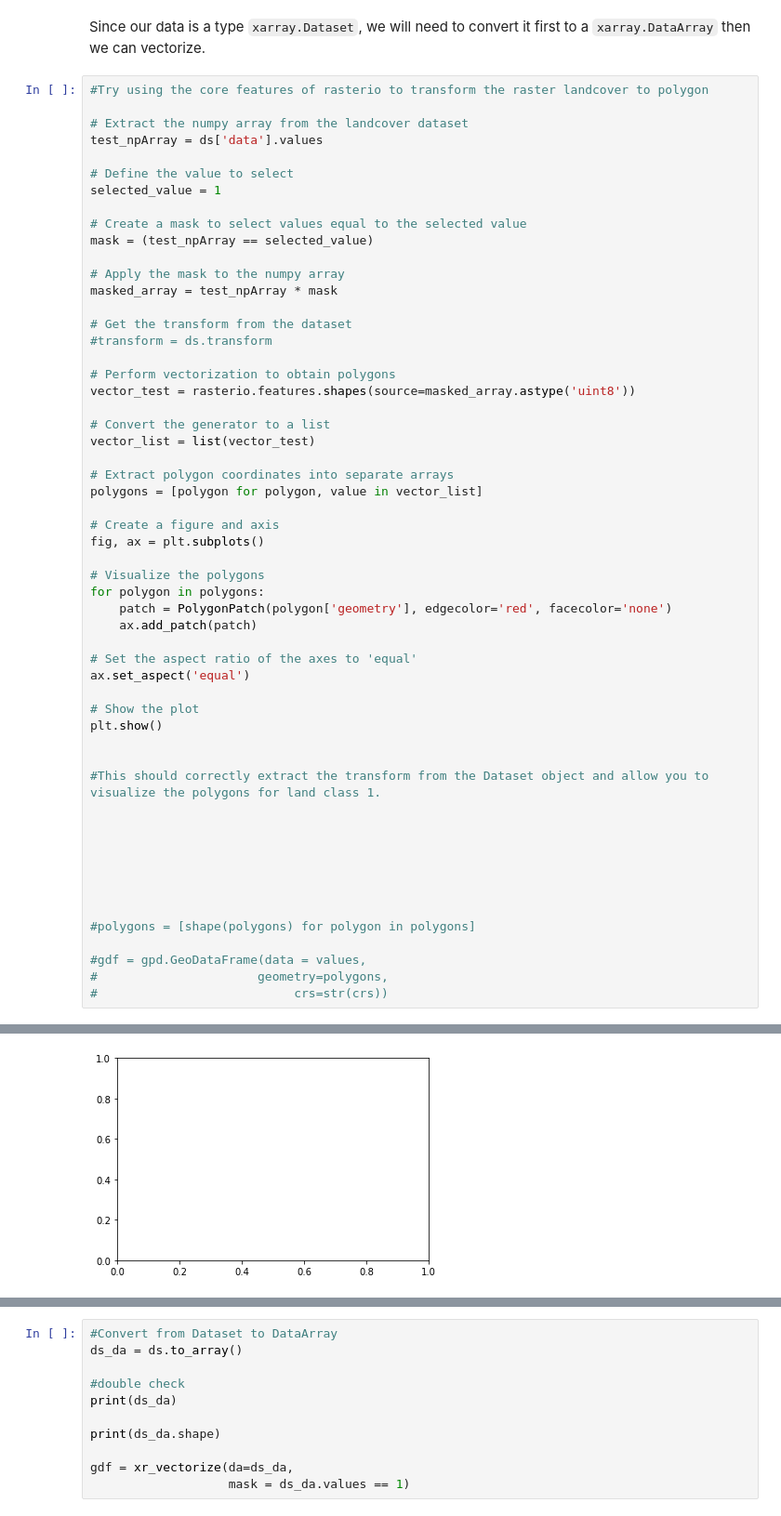
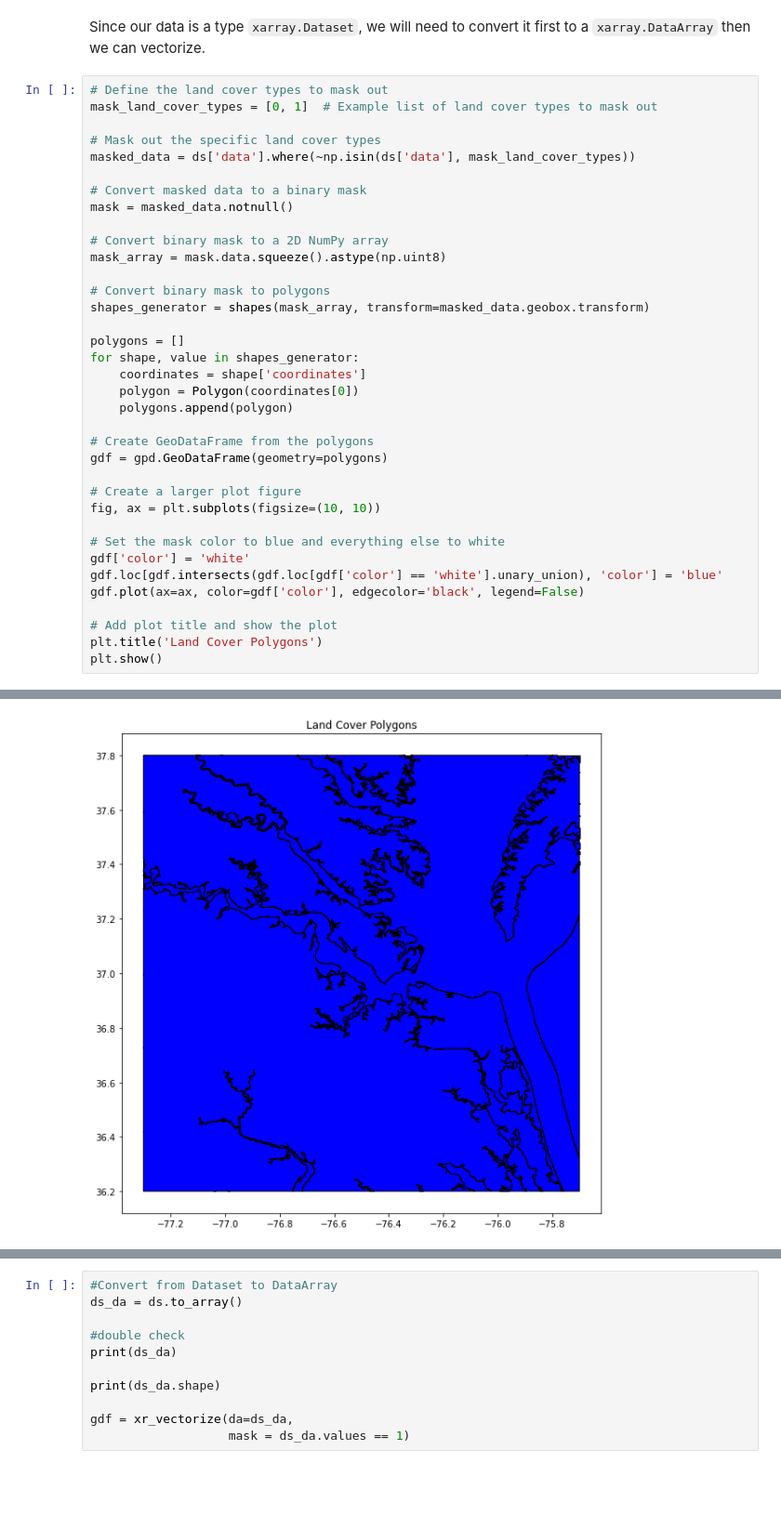
Before and after one commit to ODU-GeoSEA/va-datacube, a Jupyter notebook: Frequently_used_code/Rasterize_vectorize.ipynb, the cells around one changed output, grey strips where cells are left out. Shown at 93% size. Saved outputs shown, nothing was run; the diff lists cells and outputs as text; blank space fills up the shorter version.

Commit message:
Tried to vix vectorize issues

```diff
--- a/Frequently_used_code/Rasterize_vectorize.ipynb
+++ b/Frequently_used_code/Rasterize_vectorize.ipynb
@@ -133,58 +135,39 @@ Attributes:
 # %% [markdown]
 Since our data is a type `xarray.Dataset`, we will need to convert it first to a `xarray.DataArray` then we can vectorize.
 # %%
-#Try using the core features of rasterio to transform the raster landcover to polygon
+# Define the land cover types to mask out
+mask_land_cover_types = [0, 1]  # Example list of land cover types to mask out
 
-# Extract the numpy array from the landcover dataset
-test_npArray = ds['data'].values
+# Mask out the specific land cover types
+masked_data = ds['data'].where(~np.isin(ds['data'], mask_land_cover_types))
 
-# Define the value to select
-selected_value = 1
+# Convert masked data to a binary mask
+mask = masked_data.notnull()
 
-# Create a mask to select values equal to the selected value
-mask = (test_npArray == selected_value)
+# Convert binary mask to a 2D NumPy array
+mask_array = mask.data.squeeze().astype(np.uint8)
 
-# Apply the mask to the numpy array
-masked_array = test_npArray * mask
+# Convert binary mask to polygons
+shapes_generator = shapes(mask_array, transform=masked_data.geobox.transform)
 
-# Get the transform from the dataset
-#transform = ds.transform
+polygons = []
+for shape, value in shapes_generator:
+    coordinates = shape['coordinates']
+    polygon = Polygon(coordinates[0])
+    polygons.append(polygon)
 
-# Perform vectorization to obtain polygons
-vector_test = rasterio.features.shapes(source=masked_array.astype('uint8'))
+# Create GeoDataFrame from the polygons
+gdf = gpd.GeoDataFrame(geometry=polygons)
 
-# Convert the generator to a list
-vector_list = list(vector_test)
+# Create a larger plot figure
+fig, ax = plt.subplots(figsize=(10, 10))
 
-# Extract polygon coordinates into separate arrays
-polygons = [polygon for polygon, value in vector_list]
+# Set the mask color to blue and everything else to white
+gdf['color'] = 'white'
+gdf.loc[gdf.intersects(gdf.loc[gdf['color'] == 'white'].unary_union), 'color'] = 'blue'
+gdf.plot(ax=ax, color=gdf['color'], edgecolor='black', legend=False)
 
-# Create a figure and axis
-fig, ax = plt.subplots()
-
-# Visualize the polygons
-for polygon in polygons:
-    patch = PolygonPatch(polygon['geometry'], edgecolor='red', facecolor='none')
-    ax.add_patch(patch)
-
-# Set the aspect ratio of the axes to 'equal'
-ax.set_aspect('equal')
-
-# Show the plot
+# Add plot title and show the plot
+plt.title('Land Cover Polygons')
 plt.show()
-
-
-#This should correctly extract the transform from the Dataset object and allow you to visualize the polygons for land class 1.
-
-
-
-
-
-
-
-#polygons = [shape(polygons) for polygon in polygons]
-
-#gdf = gpd.GeoDataFrame(data = values,
-#                      geometry=polygons,
-#                           crs=str(crs))
 # %% [output]
@@ -193 +174 @@ KeyError: 'geometry'
-[figure, old version]
+[figure, new version]
```
Also changed, not shown: parts of 3 cells of this notebook.
